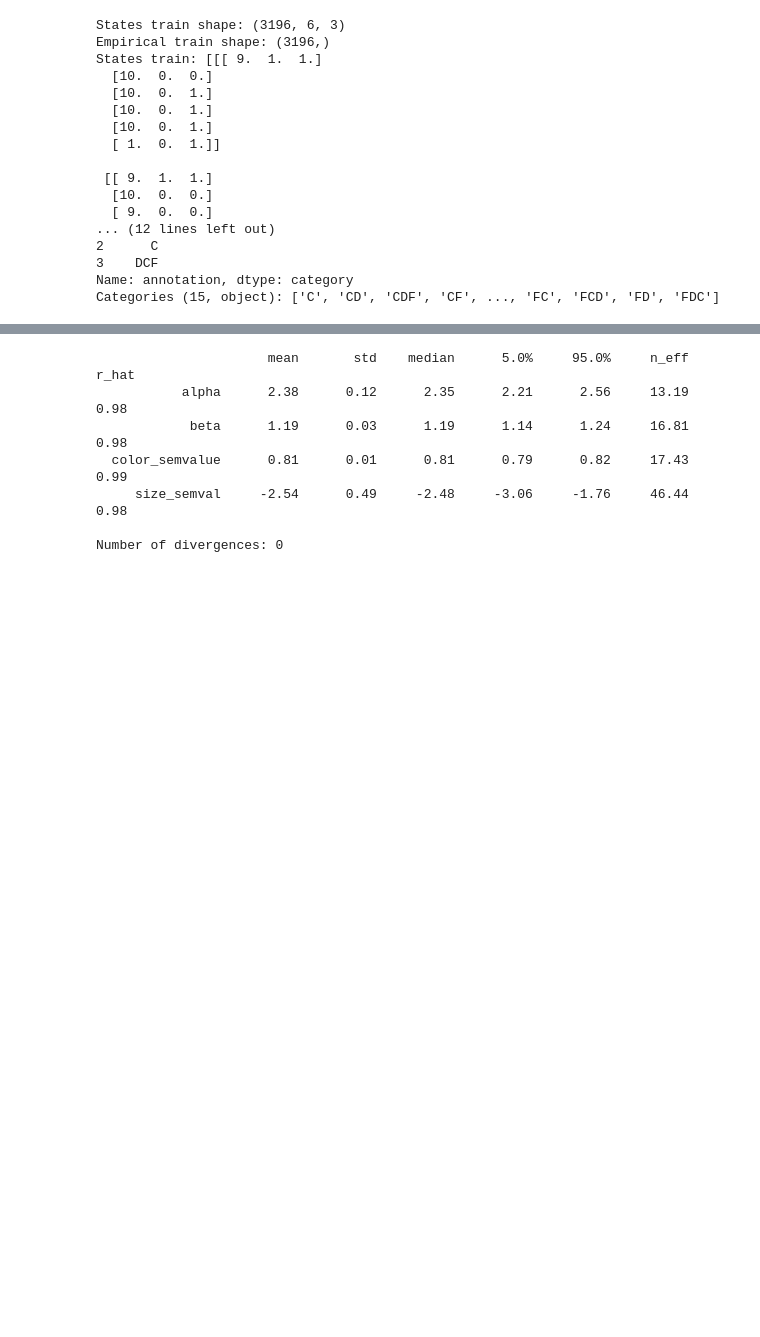
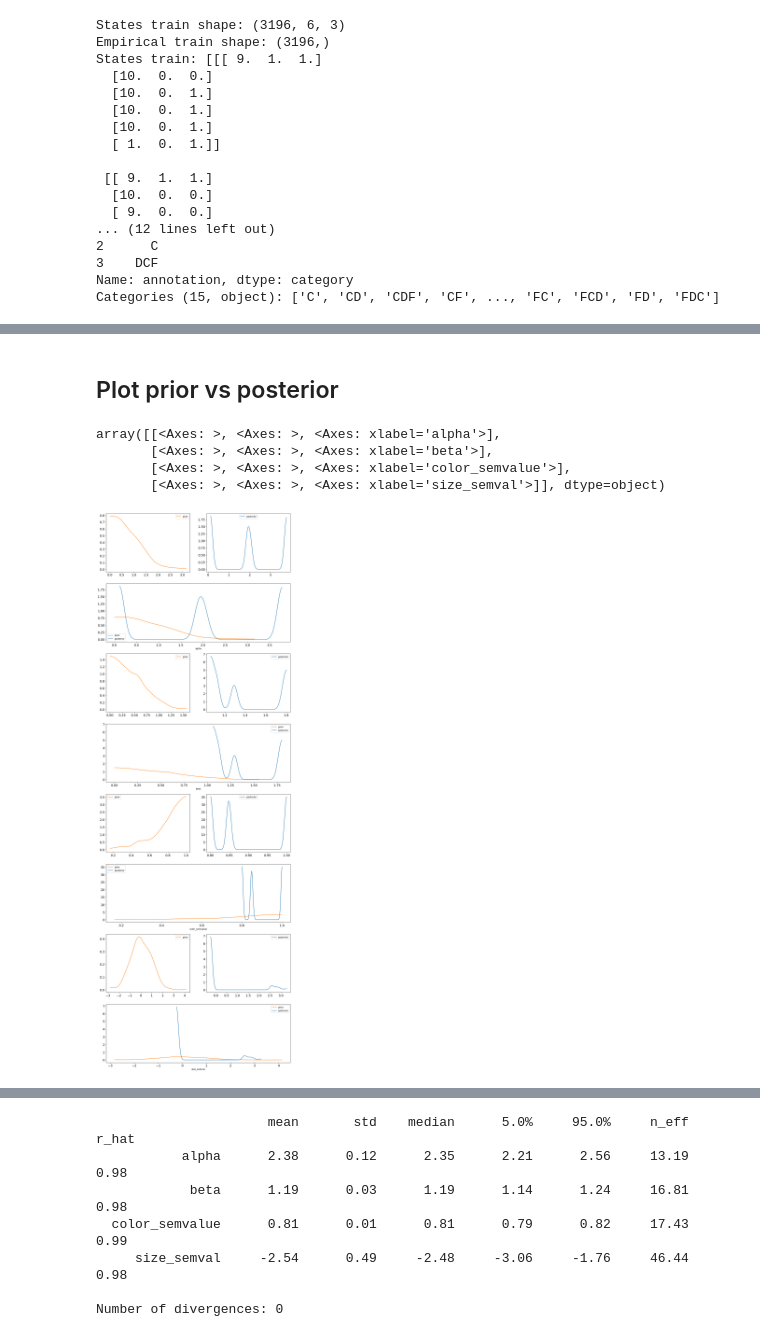
Before and after one commit to HeningWang/numpyro_adjective_modelling, a Jupyter notebook: 05-modelling-production-data/parameterRecovery_global_speaker.ipynb, the cells around one changed output, grey strips where cells are left out. Cells and saved outputs as stored; diff of their text form; code cells hidden in the pictures; blank space fills up the shorter version.

```diff
--- a/05-modelling-production-data/parameterRecovery_global_speaker.ipynb
+++ b/05-modelling-production-data/parameterRecovery_global_speaker.ipynb
@@ -171,4 +111,6 @@ Example incremental speaker shape: [0.16853733 0.07621157 0.05538771 0.06097783
 # %%
 import arviz as az
-inference_data_file_path = "./inference_data/mcmc_results_global_speaker_warmup100_samples100_chains1.nc"
+inference_data_file_path = "./inference_data/mcmc_results_global_speaker_warmup100_samples100_chains4.nc"
 idata = az.from_netcdf(inference_data_file_path)
+print(az.summary(idata))
+idata
@@ -190,0 +139,13 @@ array([[<Axes: title={'center': 'alpha'}>,
+# %% [markdown]
+## Plot prior vs posterior
+# %%
+az.plot_dist_comparison(
+    idata,
+    var_names=["alpha", "beta", "color_semvalue", "size_semval"],
+)
+# %% [output]
+array([[<Axes: >, <Axes: >, <Axes: xlabel='alpha'>],
+       [<Axes: >, <Axes: >, <Axes: xlabel='beta'>],
+       [<Axes: >, <Axes: >, <Axes: xlabel='color_semvalue'>],
+       [<Axes: >, <Axes: >, <Axes: xlabel='size_semval'>]], dtype=object)
+[figure, added]
```
Also changed, not shown: parts of 16 cells of this notebook, 2 other files.
